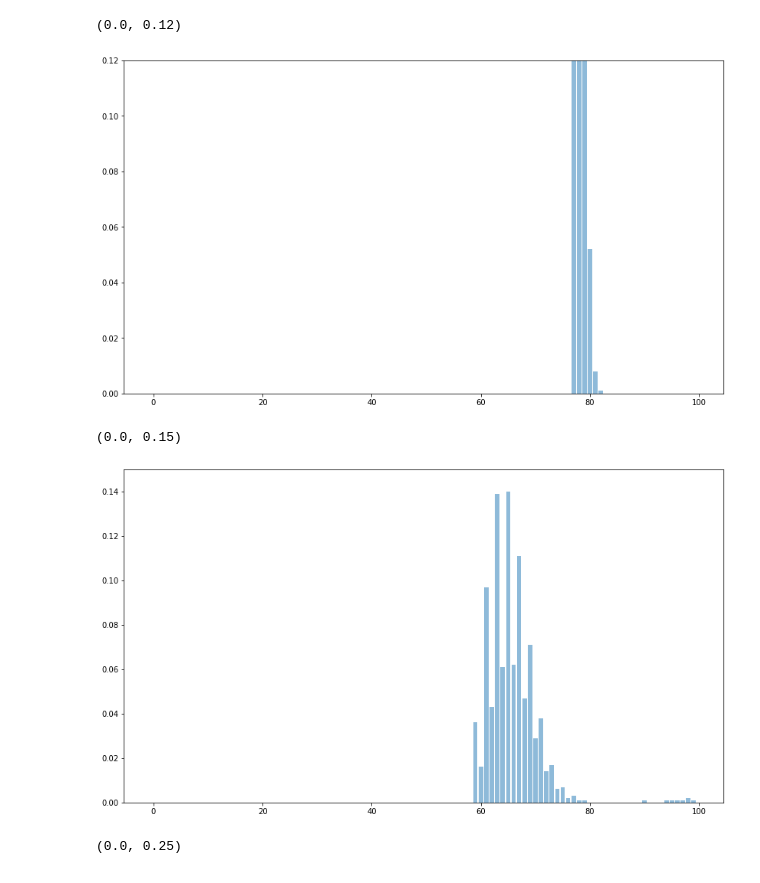
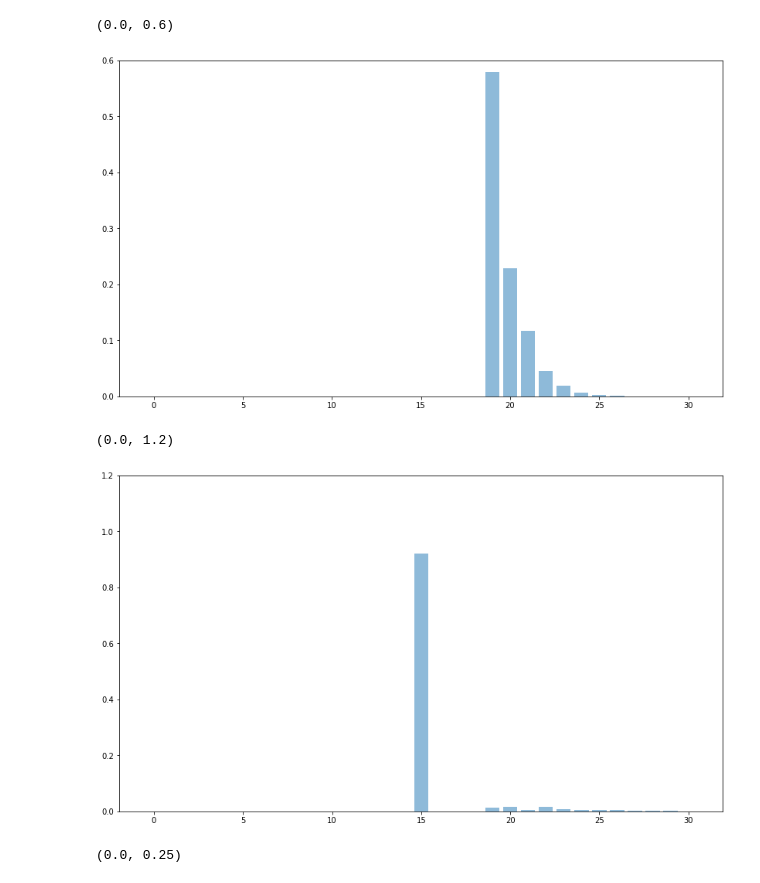
Before and after one commit to yannikschnitzer/prism, a Jupyter notebook: prism/distr.ipynb, the cells around one changed output. Cells and saved outputs as stored; diff of their text form; code cells hidden in the pictures.

```diff
--- a/prism/distr.ipynb
+++ b/prism/distr.ipynb
@@ -36,19 +67,19 @@ arr = np.array([0.000, 0.000, 0.000, 0.000, 0.000, 0.000, 0.000, 0.000, 0.000, 0
 # %%
 plt.figure(figsize=(14,8))
-plt.bar(np.arange(100),arr[:100], alpha=0.5)
-plt.ylim([0, 0.12])
+plt.bar(np.arange(31),arr[:31], alpha=0.5)
+plt.ylim([0, 0.6])
 # %% [output]
-(0.0, 0.12)
+(0.0, 0.6)
-[figure, old version]
+[figure, new version]
 # %%
-arr = np.array([0.000, 0.000, 0.000, 0.000, 0.000, 0.000, 0.000, 0.000, 0.000, 0.000, 0.000, 0.000, 0.000, 0.000, 0.000, 0.000, 0.000, 0.000, 0.000, 0.000, 0.000, 0.000, 0.000, 0.000, 0.000, 0.000, 0.000, 0.000, 0.000, 0.000, 0.000, 0.000, 0.000, 0.000, 0.000, 0.000, 0.000, 0.000, 0.000, 0.000, 0.000, 0.000, 0.000, 0.000, 0.000, 0.000, 0.000, 0.000, 0.000, 0.000, 0.000, 0.000, 0.000, 0.000, 0.000, 0.000, 0.000, 0.000, 0.000, 0.036, 0.016, 0.097, 0.043, 0.139, 0.061, 0.140, 0.062, 0.111, 0.047, 0.071, 0.029, 0.038, 0.014, 0.017, 0.006, 0.007, 0.002, 0.003, 0.001, 0.001, 0.000, 0.000, 0.000, 0.000, 0.000, 0.000, 0.000, 0.000, 0.000, 0.000, 0.001, 0.000, 0.000, 0.000, 0.001, 0.001, 0.001, 0.001, 0.002, 0.001, 0.049])
+arr = np.array([0.000, 0.000, 0.000, 0.000, 0.000, 0.000, 0.000, 0.000, 0.000, 0.000, 0.000, 0.000, 0.000, 0.000, 0.000, 0.921, 0.000, 0.000, 0.000, 0.014, 0.016, 0.006, 0.016, 0.008, 0.005, 0.004, 0.005, 0.001, 0.001, 0.002, 0.000 ])
 # %%
 plt.figure(figsize=(14,8))
-plt.bar(np.arange(100),arr[:100], alpha=0.5)
-plt.ylim([0, 0.15])
+plt.bar(np.arange(31),arr[:31], alpha=0.5)
+plt.ylim([0, 1.2])
 # %% [output]
-(0.0, 0.15)
+(0.0, 1.2)
-[figure, old version]
+[figure, new version]
 # %%
 arr = np.array([0.000, 0.000, 0.000, 0.000, 0.000, 0.000, 0.000, 0.000, 0.000, 0.000, 0.000, 0.168, 0.101, 0.045, 0.018, 0.007, 0.002, 0.243, 0.146, 0.065, 0.072, 0.037, 0.016, 0.027, 0.015, 0.006, 0.011, 0.006, 0.003, 0.004, 0.002, 0.001, 0.002, 0.001, 0.000, 0.001, 0.000, 0.000, 0.000, 0.000, 0.000, 0.000, 0.000, 0.000, 0.000, 0.000, 0.000, 0.000, 0.000, 0.000, 0.000, 0.000, 0.000, 0.000, 0.000, 0.000, 0.000, 0.000, 0.000, 0.000, 0.000, 0.000, 0.000, 0.000, 0.000, 0.000, 0.000, 0.000, 0.000, 0.000, 0.000, 0.000, 0.000, 0.000, 0.000, 0.000, 0.000, 0.000, 0.000, 0.000, 0.000, 0.000, 0.000, 0.000, 0.000, 0.000, 0.000, 0.000, 0.000, 0.000, 0.000, 0.000, 0.000, 0.000, 0.000, 0.000, 0.000, 0.000, 0.000, 0.000, 0.000])
 # %%
```
Also changed, not shown: parts of 3 cells of this notebook, 7 other files.
